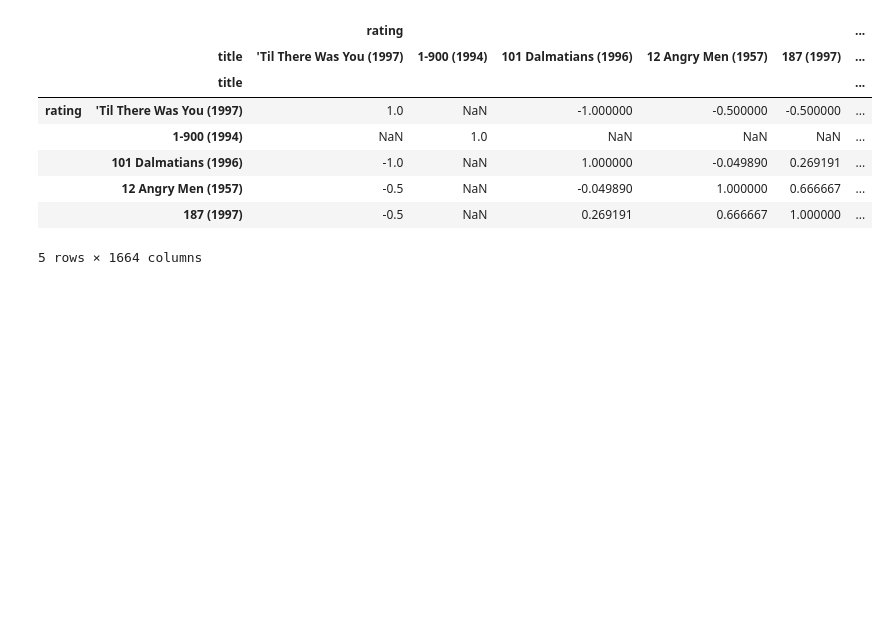
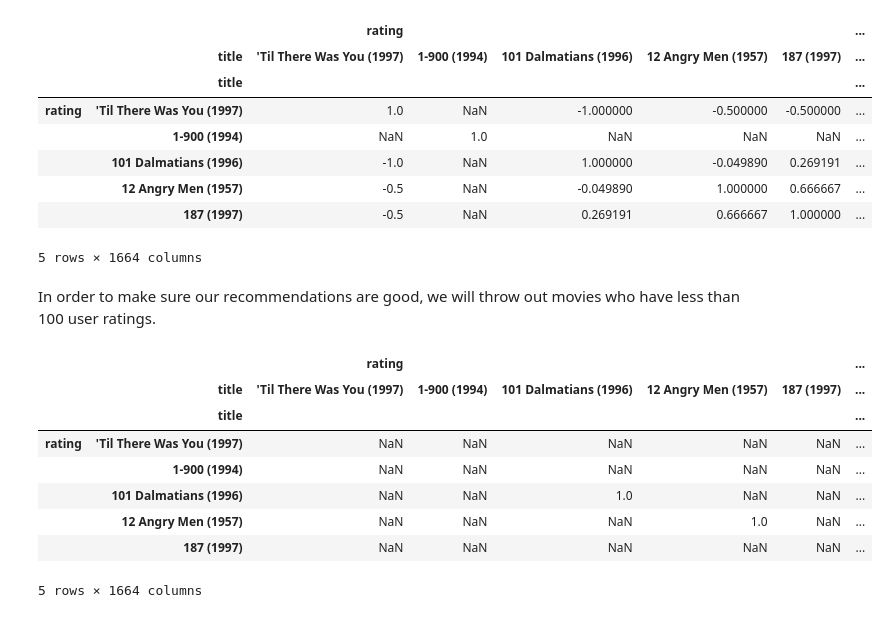
Before and after one commit to JayThibs/python-machine-learning-examples, a Jupyter notebook: Item-Based-Collaborative-Filtering.ipynb, the cells around one changed output. Saved outputs shown, nothing was run; the diff lists cells and outputs as text; code cells hidden in the pictures; blank space fills up the shorter version.

```diff
--- a/Item-Based-Collaborative-Filtering.ipynb
+++ b/Item-Based-Collaborative-Filtering.ipynb
@@ -53,3 +57,18 @@ corrMatrix.head()
 |  | 12 Angry Men (1957) | -0.5 | NaN | -0.049890 | 1.000000 | 0.666667 | ... |
 |  | 187 (1997) | -0.5 | NaN | 0.269191 | 0.666667 | 1.000000 | ... |
 5 rows × 1664 columns
+# %% [markdown]
+In order to make sure our recommendations are good, we will throw out movies who have less than 100 user ratings.
+# %%
+corrMatrix = userRatings.corr(method='pearson', min_periods=100)
+corrMatrix.head()
+# %% [output]
+|  |  | rating |  |  |  |  | ... |
+|  | title | 'Til There Was You (1997) | 1-900 (1994) | 101 Dalmatians (1996) | 12 Angry Men (1957) | 187 (1997) | ... |
+|  | title |  |  |  |  |  | ... |
+| rating | 'Til There Was You (1997) | NaN | NaN | NaN | NaN | NaN | ... |
+|  | 1-900 (1994) | NaN | NaN | NaN | NaN | NaN | ... |
+|  | 101 Dalmatians (1996) | NaN | NaN | 1.0 | NaN | NaN | ... |
+|  | 12 Angry Men (1957) | NaN | NaN | NaN | 1.0 | NaN | ... |
+|  | 187 (1997) | NaN | NaN | NaN | NaN | NaN | ... |
+5 rows × 1664 columns
```
Also changed, not shown: parts of 1 cell of this notebook.
